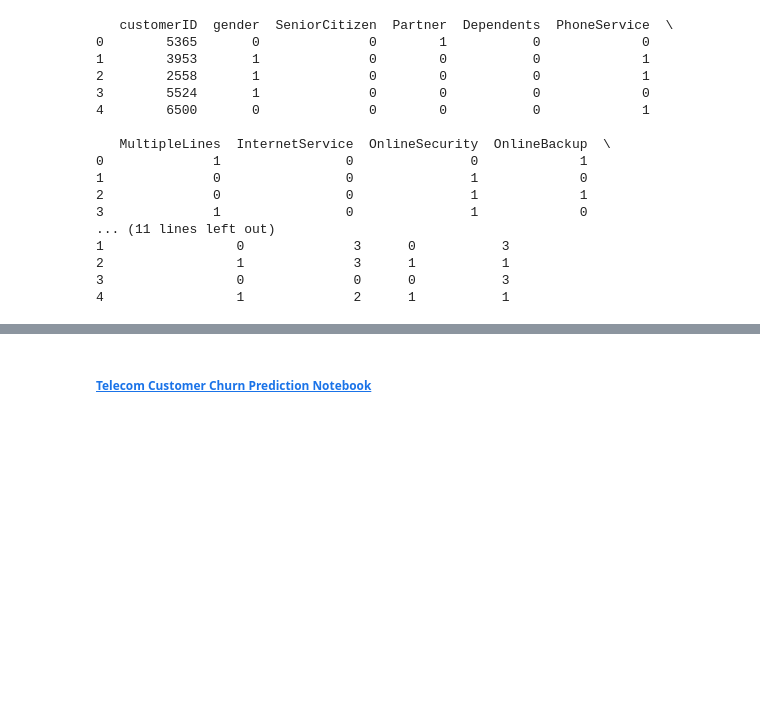
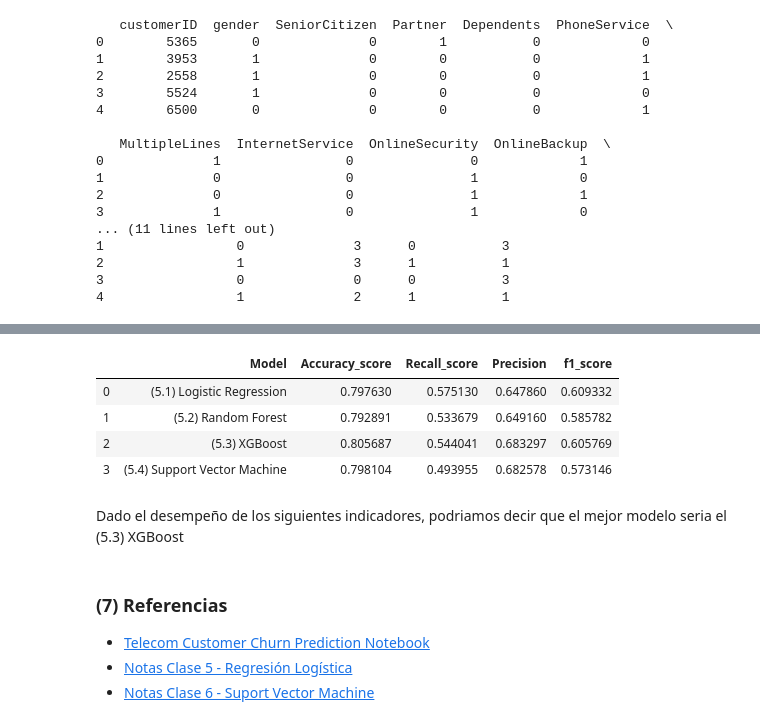
Before and after one commit to jorgeo80/UP_MCD, a Jupyter notebook: MachineLearning/Proyecto/CHURNAnalysis.ipynb, the cells around one changed output, grey strips where cells are left out. Saved outputs shown, nothing was run; the diff lists cells and outputs as text; code cells hidden in the pictures; blank space fills up the shorter version.

```diff
--- a/MachineLearning/Proyecto/CHURNAnalysis.ipynb
+++ b/MachineLearning/Proyecto/CHURNAnalysis.ipynb
@@ -221,2 +318,24 @@ print(dfChurn[cat_cols].head())
+# %%
+model_performances = pd.DataFrame()
+for i in range(0,4):
+    df = pd.DataFrame({"Model"           : [parameters['names'][i]],
+                       "Accuracy_score"  : [accuracy_score(y_test, parameters['models'][i])],
+                       "Recall_score"    : [recall_score(y_test, parameters['models'][i])],
+                       "Precision"       : [precision_score(y_test, parameters['models'][i])],
+                       "f1_score"        : [f1_score(y_test, parameters['models'][i])]
+                      })
+    model_performances  = pd.concat([model_performances, df])
+model_performances.reset_index(drop=True)
+# %% [output]
+|  | Model | Accuracy_score | Recall_score | Precision | f1_score |
+| 0 | (5.1) Logistic Regression | 0.797630 | 0.575130 | 0.647860 | 0.609332 |
+| 1 | (5.2) Random Forest | 0.792891 | 0.533679 | 0.649160 | 0.585782 |
+| 2 | (5.3) XGBoost | 0.805687 | 0.544041 | 0.683297 | 0.605769 |
+| 3 | (5.4) Support Vector Machine | 0.798104 | 0.493955 | 0.682578 | 0.573146 |
+# %% [markdown]
+Dado el desempeño de los siguientes indicadores, podriamos decir que el mejor modelo seria el (5.3) XGBoost
 # %% [markdown]
-###### [Telecom Customer Churn Prediction Notebook](https://www.kaggle.com/pavanraj159/telecom-customer-churn-prediction)
+### (7) Referencias
+* [Telecom Customer Churn Prediction Notebook](https://www.kaggle.com/pavanraj159/telecom-customer-churn-prediction)
+* [Notas Clase 5 - Regresión Logística](https://github.com/jorgeo80/UP_MCD/blob/master/MachineLearning/S5.3-RegLogistica.ipynb)
+* [Notas Clase 6 - Suport Vector Machine](https://github.com/jorgeo80/UP_MCD/blob/master/MachineLearning/S6-SVM.ipynb)
```
Also changed, not shown: parts of 18 cells of this notebook.
